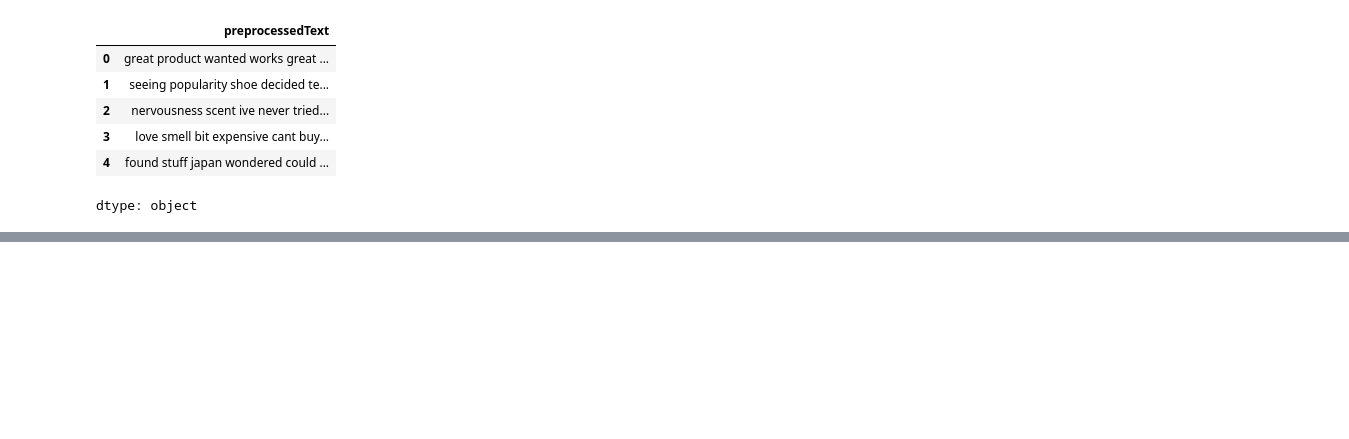
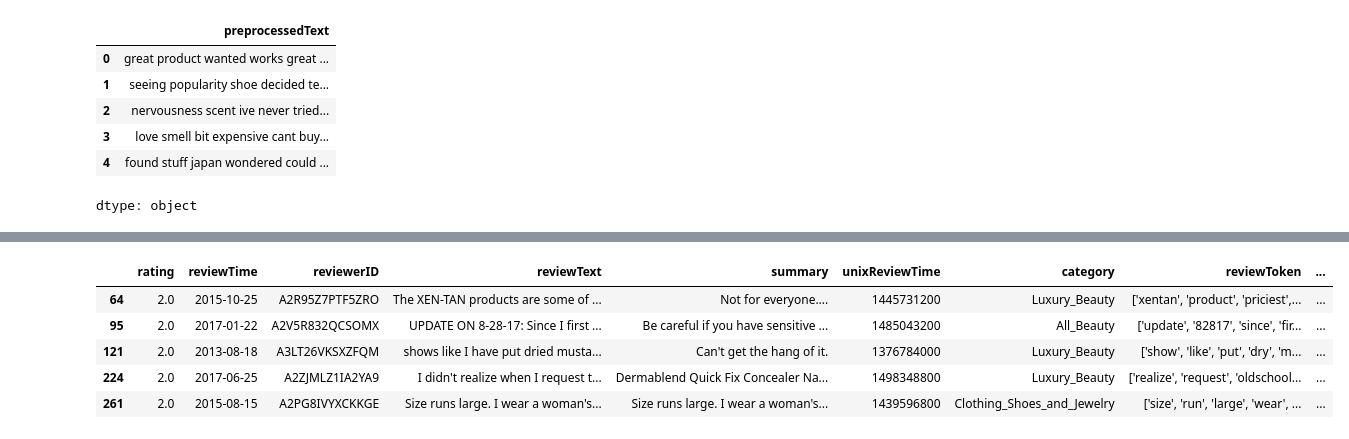
Before and after one commit to lebe1/text-oriented-data-science-project, a Jupyter notebook: Data_Modeling.ipynb, the cells around one changed output, grey strips where cells are left out. Cells and saved outputs as stored; diff of their text form; code cells hidden in the pictures; blank space fills up the shorter version.

```diff
--- a/Data_Modeling.ipynb
+++ b/Data_Modeling.ipynb
@@ -197,0 +483,10 @@ weighted avg       0.70      0.74      0.68      2400
+# %%
+df_rating_2 = df[df["rating"] == 2]
+# %%
+df_rating_1 = df[df["rating"] == 1].sample(n=379, random_state=42)
+df_rating_3 = df[df["rating"] == 3].sample(n=379, random_state=42)
+df_rating_4 = df[df["rating"] == 4].sample(n=379, random_state=42)
+df_rating_5 = df[df["rating"] == 5].sample(n=379, random_state=42)
+# %%
+# Merge all dataframes
+df_balanced = pd.concat([df_rating_2, df_rating_1, df_rating_3, df_rating_4, df_rating_5])
@@ -197,0 +508,9 @@ weighted avg       0.70      0.74      0.68      2400
+# %%
+df_balanced.head()
+# %% [output]
+|  | rating | reviewTime | reviewerID | reviewText | summary | unixReviewTime | category | reviewToken | ... |
+| 64 | 2.0 | 2015-10-25 | A2R95Z7PTF5ZRO | The XEN-TAN products are some of ... | Not for everyone.... | 1445731200 | Luxury_Beauty | ['xentan', 'product', 'priciest',... | ... |
+| 95 | 2.0 | 2017-01-22 | A2V5R832QCSOMX | UPDATE ON 8-28-17: Since I first ... | Be careful if you have sensitive ... | 1485043200 | All_Beauty | ['update', '82817', 'since', 'fir... | ... |
+| 121 | 2.0 | 2013-08-18 | A3LT26VKSXZFQM | shows like I have put dried musta... | Can't get the hang of it. | 1376784000 | Luxury_Beauty | ['show', 'like', 'put', 'dry', 'm... | ... |
+| 224 | 2.0 | 2017-06-25 | A2ZJMLZ1IA2YA9 | I didn't realize when I request t... | Dermablend Quick Fix Concealer Na... | 1498348800 | Luxury_Beauty | ['realize', 'request', 'oldschool... | ... |
+| 261 | 2.0 | 2015-08-15 | A2PG8IVYXCKKGE | Size runs large. I wear a woman's... | Size runs large. I wear a woman's... | 1439596800 | Clothing_Shoes_and_Jewelry | ['size', 'run', 'large', 'wear', ... | ... |
```
Also changed, not shown: parts of 42 cells of this notebook.
